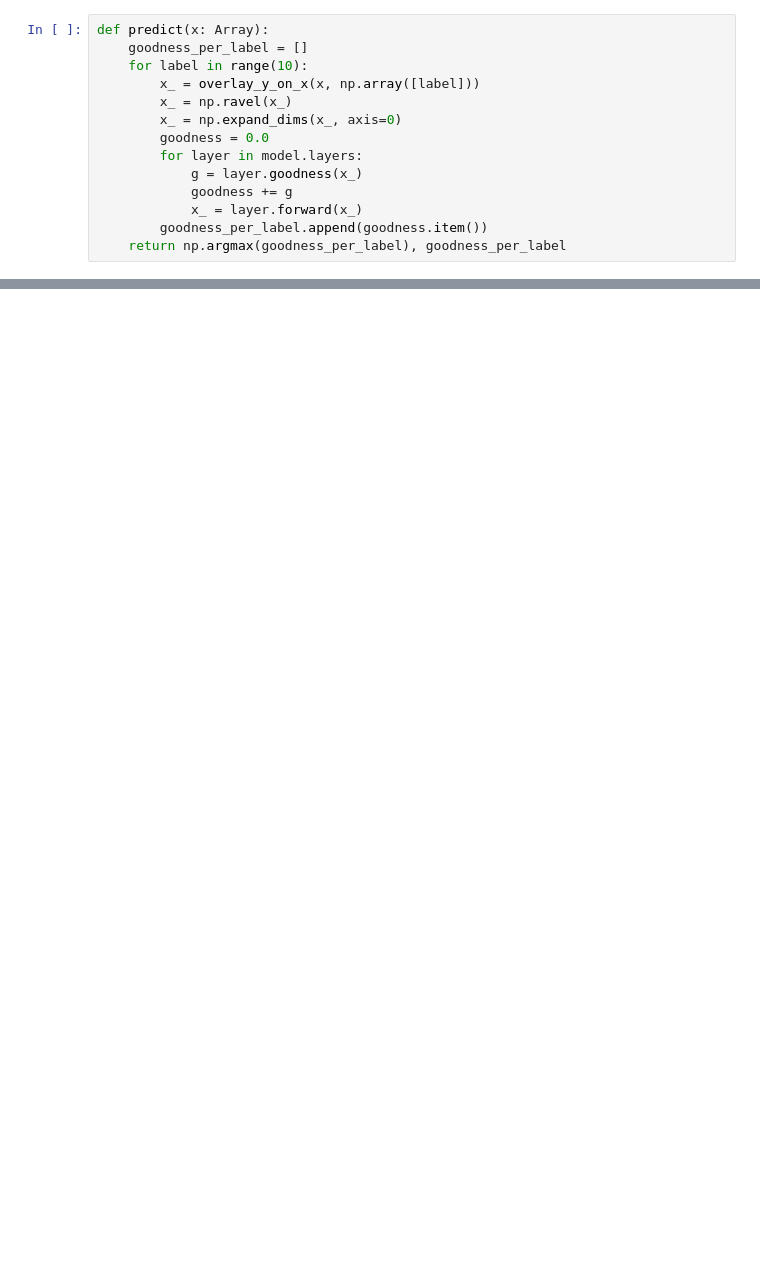
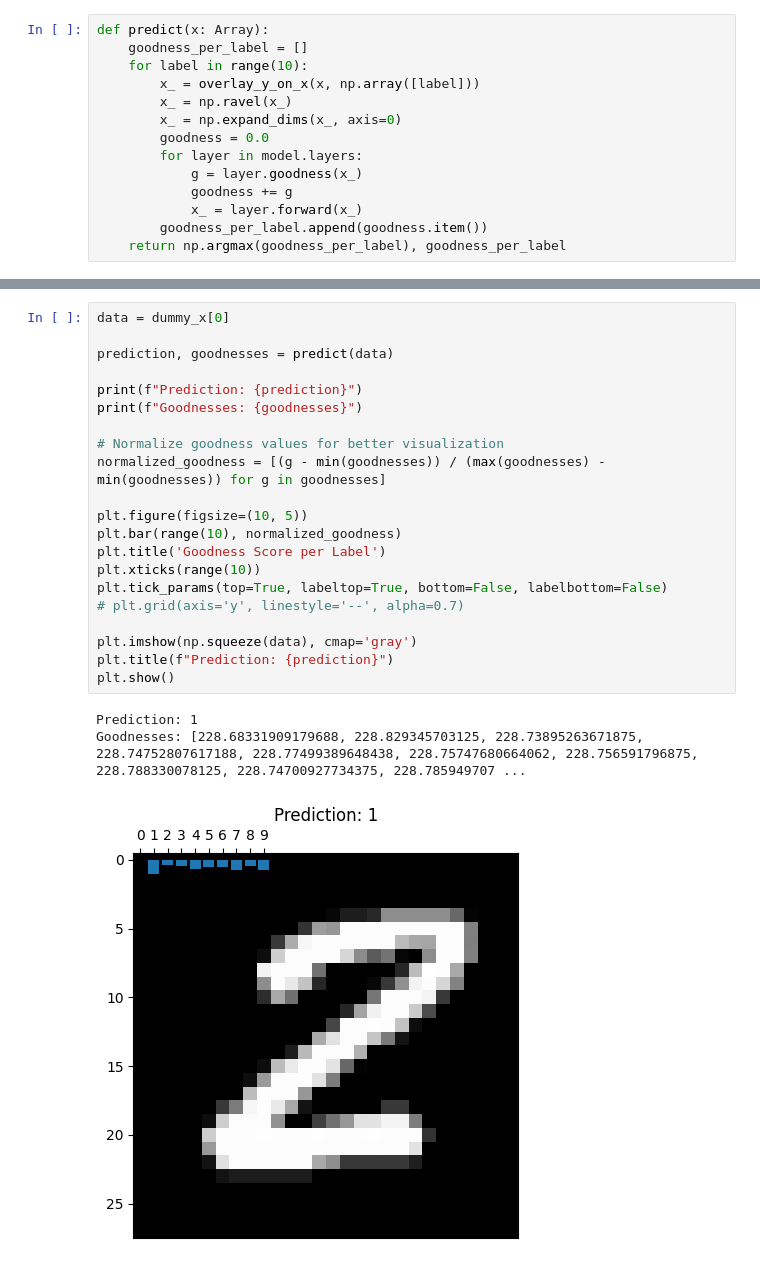
Before and after one commit to cdagher/ffax, a Jupyter notebook: ffax/quickstart.ipynb, the cells around one changed output, grey strips where cells are left out. Saved outputs shown, nothing was run; the diff lists cells and outputs as text; blank space fills up the shorter version.

```diff
--- a/ffax/quickstart.ipynb
+++ b/ffax/quickstart.ipynb
@@ -342,0 +335,25 @@ Goodnesses: [69.91796112060547, 70.35189819335938, 70.0658950805664, 70.10843658
+# %%
+data = dummy_x[0]
+
+prediction, goodnesses = predict(data)
+
+print(f"Prediction: {prediction}")
+print(f"Goodnesses: {goodnesses}")
+
+# Normalize goodness values for better visualization
+normalized_goodness = [(g - min(goodnesses)) / (max(goodnesses) - min(goodnesses)) for g in goodnesses]
+
+plt.figure(figsize=(10, 5))
+plt.bar(range(10), normalized_goodness)
+plt.title('Goodness Score per Label')
+plt.xticks(range(10))
+plt.tick_params(top=True, labeltop=True, bottom=False, labelbottom=False)
+# plt.grid(axis='y', linestyle='--', alpha=0.7)
+
+plt.imshow(np.squeeze(data), cmap='gray')
+plt.title(f"Prediction: {prediction}")
+plt.show()
+# %% [output]
+Prediction: 1
+Goodnesses: [228.68331909179688, 228.829345703125, 228.73895263671875, 228.74752807617188, 228.77499389648438, 228.75747680664062, 228.756591796875, 228.788330078125, 228.74700927734375, 228.785949707 ...
+[figure, added]
```
Also changed, not shown: parts of 13 cells of this notebook.
